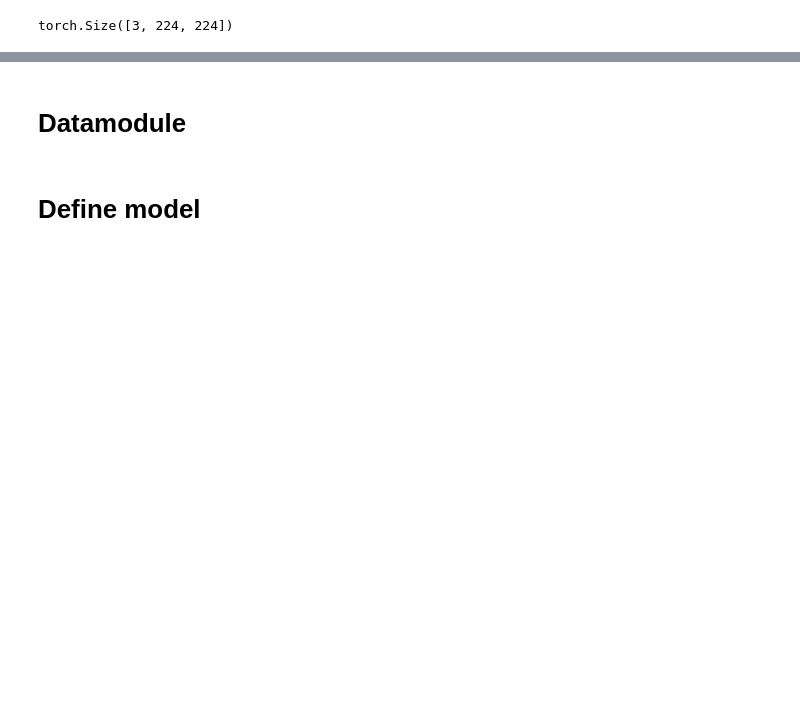
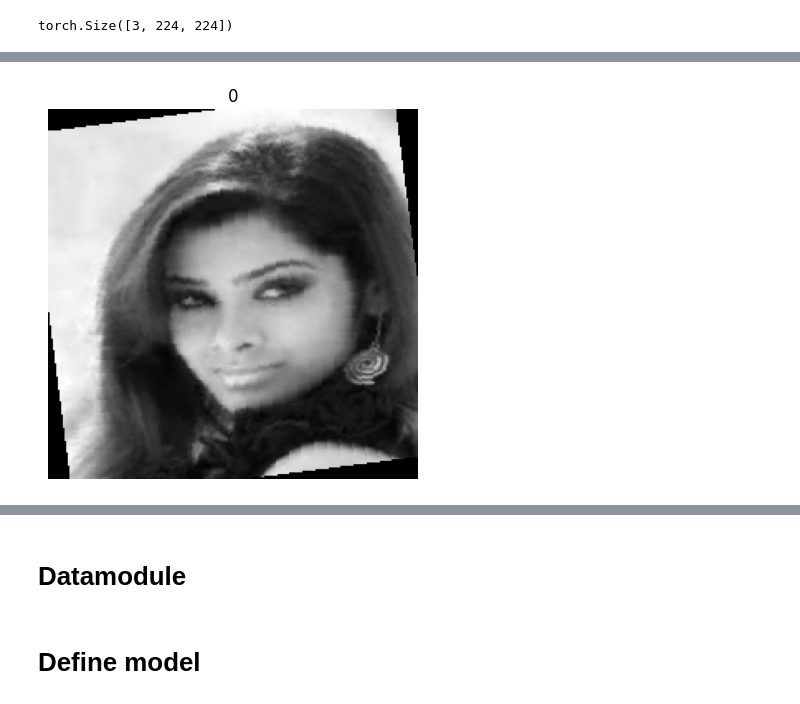
Before and after one commit to trungviet17/AIT3002-image-processing, a Jupyter notebook: final/gender_classification/workbook.ipynb, the cells around one changed output, grey strips where cells are left out. Saved outputs shown, nothing was run; the diff lists cells and outputs as text; code cells hidden in the pictures; blank space fills up the shorter version.

```diff
--- a/final/gender_classification/workbook.ipynb
+++ b/final/gender_classification/workbook.ipynb
@@ -85,0 +89,4 @@ show_image(train_dataset[0])
+# %%
+show_image(train_dataset[60])
+# %% [output]
+[figure, added]
```
Also changed, not shown: parts of 17 cells of this notebook.
